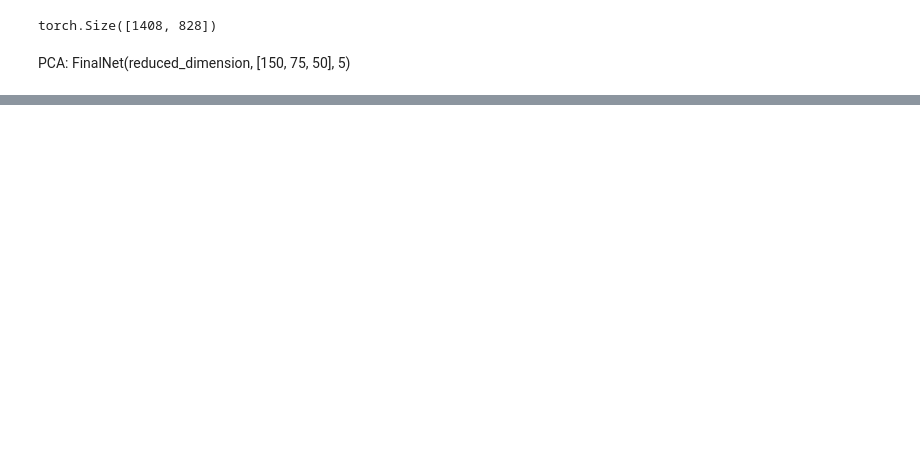
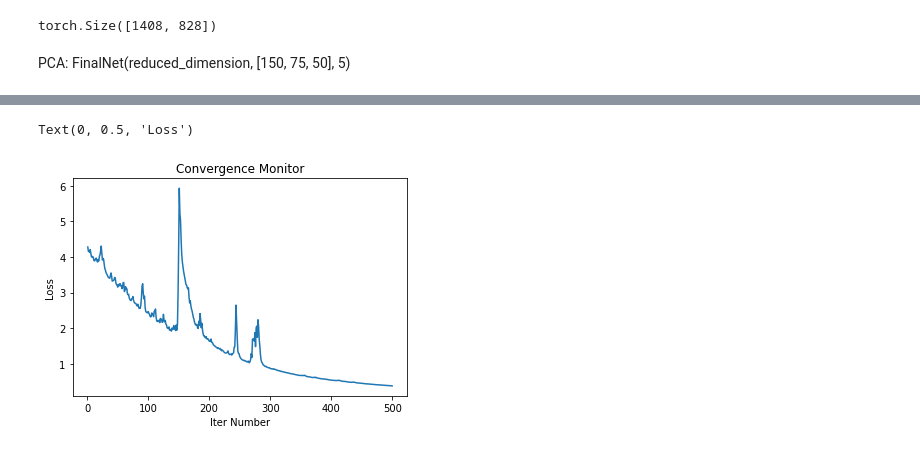
Before and after one commit to TheOneCodeGuy/AutoAssociationNN-RBM-AutoEncoders, a Jupyter notebook: Q5.ipynb, the cells around one changed output, grey strips where cells are left out. Drawn from its saved outputs; the diff is of its cells as text; code cells hidden in the pictures; blank space fills up the shorter version.

```diff
--- a/Q5.ipynb
+++ b/Q5.ipynb
@@ -426,4 +438,12 @@ Converged
 Finished Training
+# %%
+plt.plot(list(range(1,len(losses)+1)), losses)
+plt.title('Convergence Monitor')
+plt.xlabel('Iter Number')
+plt.ylabel('Loss')
+# %% [output]
+Text(0, 0.5, 'Loss')
+[figure, added]
 # %%
 with torch.no_grad():
 
```
Also changed, not shown: parts of 7 cells of this notebook, 1 other file.
